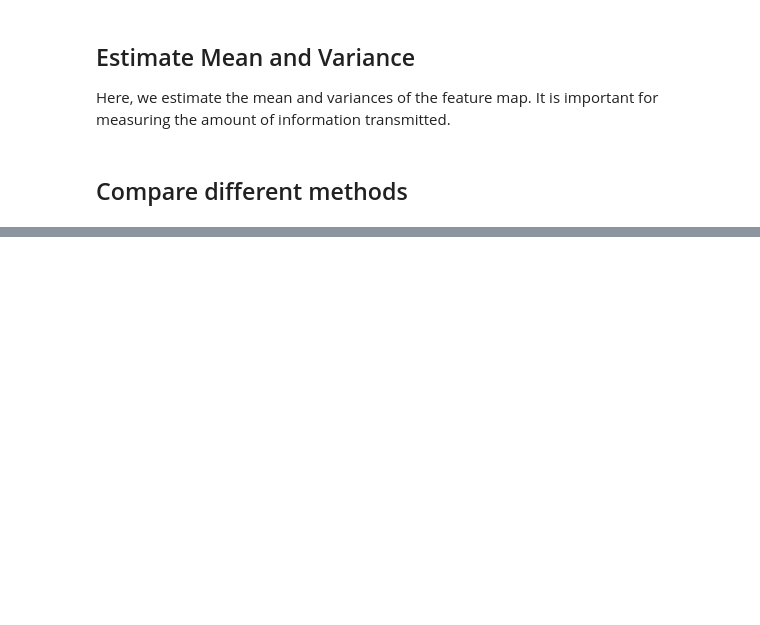
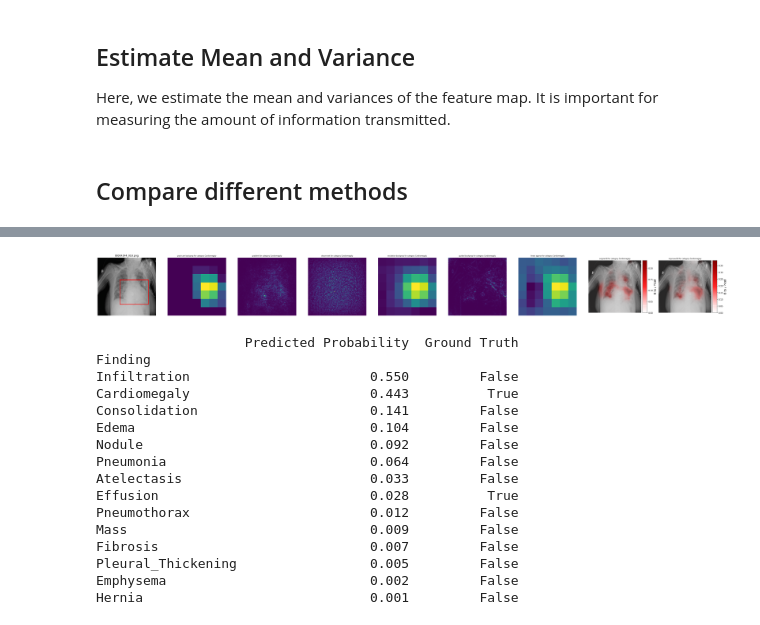
Before and after one commit to CAMP-eXplain-AI/CheXplain-IBA, a Jupyter notebook: model/notebooks/pytorch_IBA_inserted_NIH_model_merged.ipynb, the cells around one changed output, grey strips where cells are left out. Cells and saved outputs as stored; diff of their text form; code cells hidden in the pictures; blank space fills up the shorter version.

```diff
--- a/model/notebooks/pytorch_IBA_inserted_NIH_model_merged.ipynb
+++ b/model/notebooks/pytorch_IBA_inserted_NIH_model_merged.ipynb
@@ -369,0 +226,20 @@ Hernia                             0.001         False
+# %%
+visualization_comparison()
+# %% [output]
+[figure, added]
+                   Predicted Probability  Ground Truth
+Finding
+Infiltration                       0.550         False
+Cardiomegaly                       0.443          True
+Consolidation                      0.141         False
+Edema                              0.104         False
+Nodule                             0.092         False
+Pneumonia                          0.064         False
+Atelectasis                        0.033         False
+Effusion                           0.028          True
+Pneumothorax                       0.012         False
+Mass                               0.009         False
+Fibrosis                           0.007         False
+Pleural_Thickening                 0.005         False
+Emphysema                          0.002         False
+Hernia                             0.001         False
```
Also changed, not shown: parts of 21 cells of this notebook, 3 other files.
